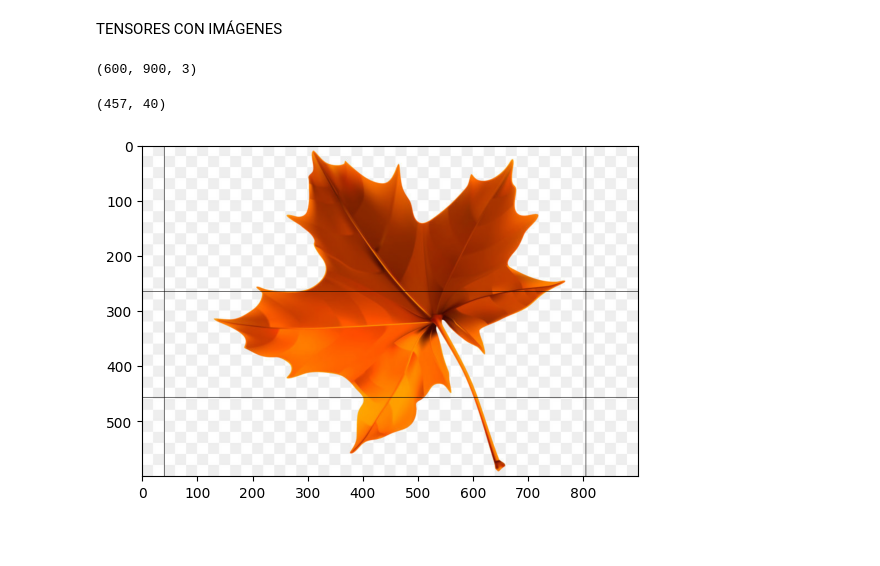
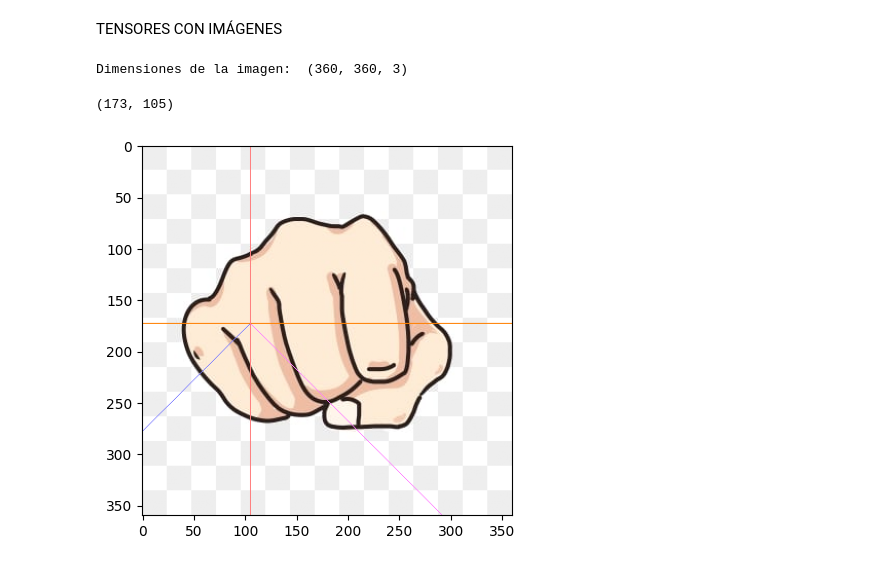
Before and after one commit to lunajulio/Tensors, a Jupyter notebook: tensors.ipynb, the cells around one changed output. Saved outputs shown, nothing was run; the diff lists cells and outputs as text; code cells hidden in the pictures; blank space fills up the shorter version.

```diff
--- a/tensors.ipynb
+++ b/tensors.ipynb
@@ -103,29 +92,30 @@ plt.show()
 # %% [markdown]
 TENSORES CON IMÁGENES
 # %%
-url = "https://img2.freepng.es/20171128/334/autumn-red-leaf-png-clipart-image-5a1d63fa805255.6938363915118755785256.jpg"
+url = "https://png.pngtree.com/element_our/20190603/ourmid/pngtree-big-fist-gesture-illustration-image_1434619.jpg"
 
-# Obtener la imagen de la URL
-response = requests.get(url)
-image_bytes = io.BytesIO(response.content)
+def obtain_image(url):
+    # Obtener la imagen de la URL
+    response = requests.get(url)
+    image_bytes = io.BytesIO(response.content)
+    # Abrir la imagen con PIL
+    image = Image.open(image_bytes)
+    # Convertir la imagen a un arreglo NumPy
+    image_array = np.array(image)
+    return image, image_array
 
-# Abrir la imagen con PIL
-image = Image.open(image_bytes)
-
-# Convertir la imagen a un arreglo NumPy
-image_array = np.array(image)
-
-# Imprimir las dimensiones del tensor resultante
-print(image_array.shape)
+img, img_array = obtain_image(url)
+print("Dimensiones de la imagen: ", img_array.shape)
 # %% [output]
-(600, 900, 3)
+Dimensiones de la imagen:  (360, 360, 3)
 # %%
 #Crear una tupla con valores aleatorios de la imagen
-t = (np.random.randint(0, image_array.shape[0]), np.random.randint(0, image_array.shape[1]))
+t = (np.random.randint(0, img_array.shape[0]), np.random.randint(0, img_array.shape[1]))
 print(t)
+img, img_array = obtain_image(url)
 # %% [output]
-(457, 40)
+(173, 105)
 # %%
-graphic_(t, image_array)
+graphic_(t, img_array.copy())
 # %% [output]
-[figure, old version]
+[figure, new version]
```
Also changed, not shown: parts of 10 cells of this notebook, 2 other files.
